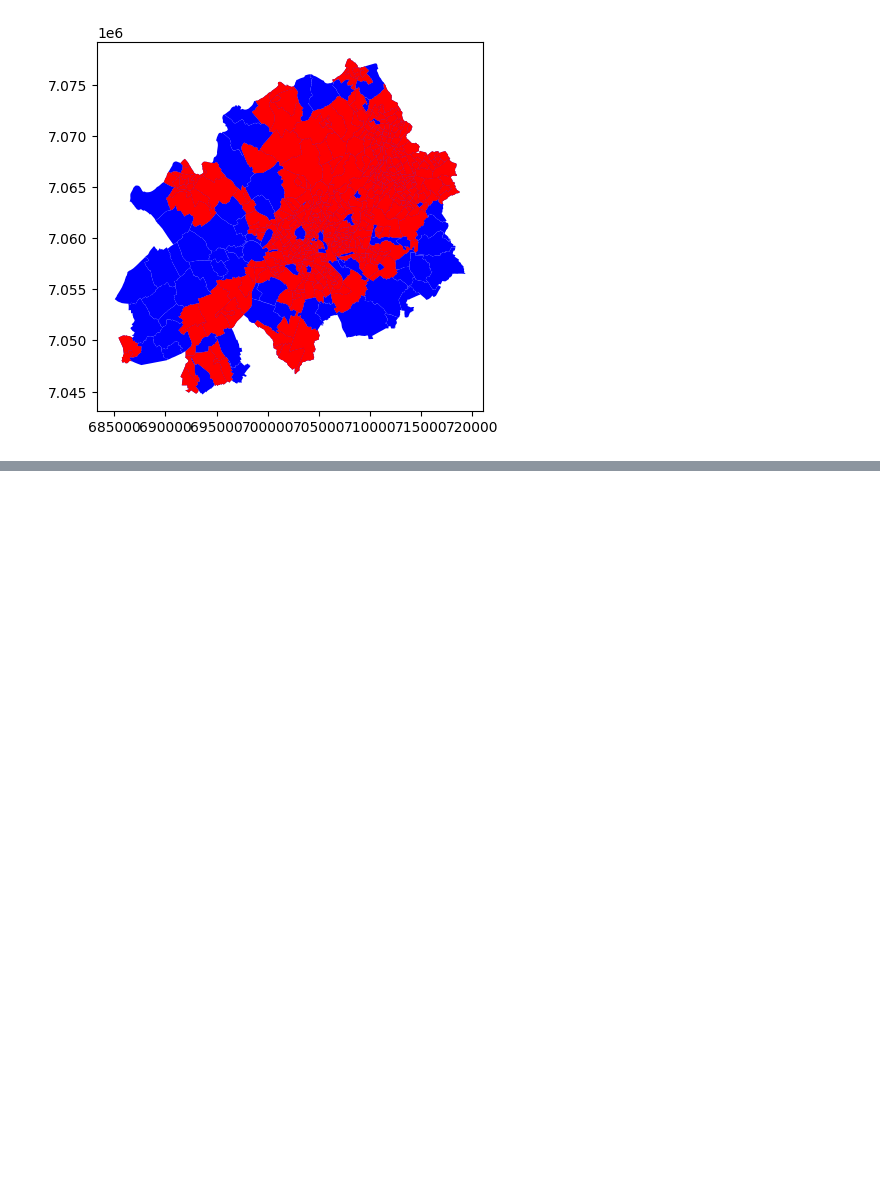
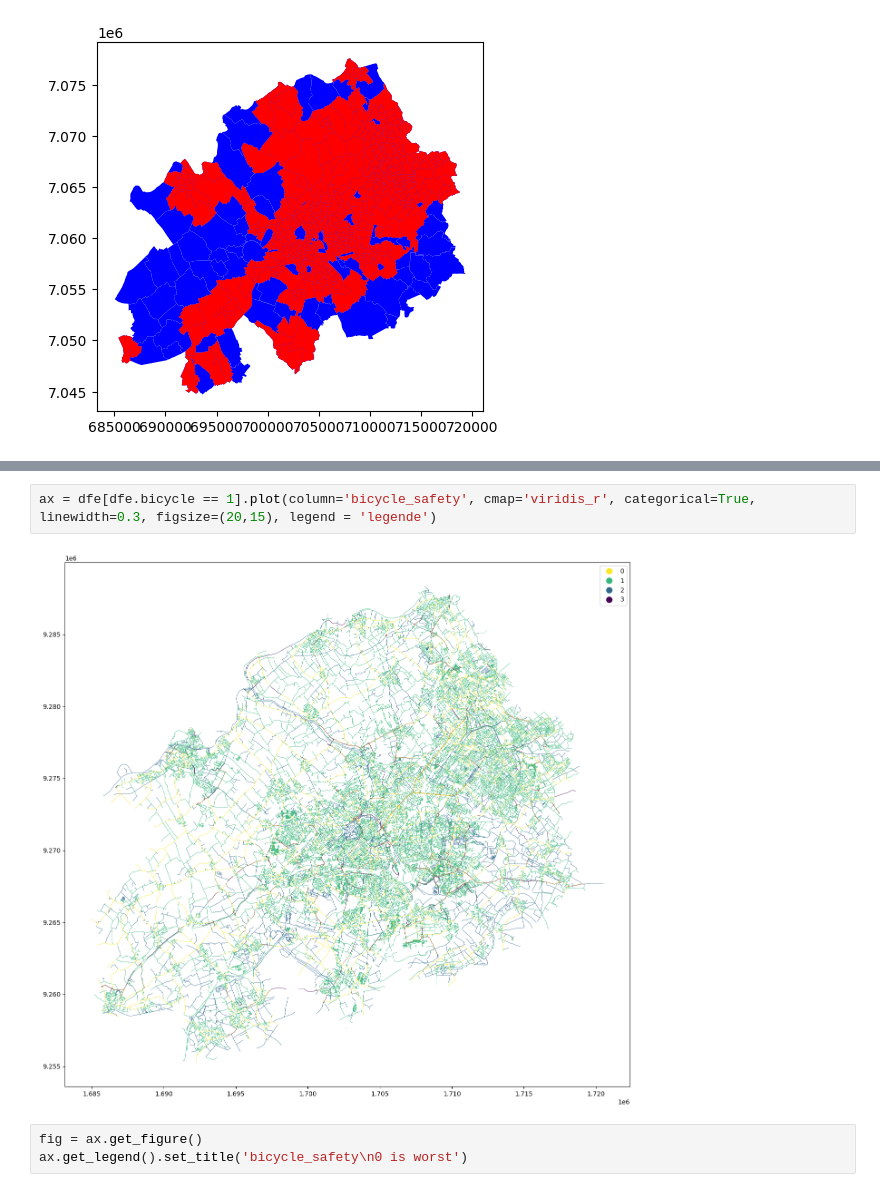
Before and after one commit to nvengeon/DataAnalysis, a Jupyter notebook: project_Nicolas.ipynb, the cells around one changed output, grey strips where cells are left out. Saved outputs shown, nothing was run; the diff lists cells and outputs as text; blank space fills up the shorter version.

```diff
--- a/project_Nicolas.ipynb
+++ b/project_Nicolas.ipynb
@@ -170,0 +242,7 @@ Name: Residential_area, Length: 517, dtype: bool
+# %%
+ax = dfe[dfe.bicycle == 1].plot(column='bicycle_safety', cmap='viridis_r', categorical=True, linewidth=0.3, figsize=(20,15), legend = 'legende')
+# %% [output]
+[figure, added]
+# %%
+fig = ax.get_figure()
+ax.get_legend().set_title('bicycle_safety\n0 is worst')
```
Also changed, not shown: parts of 19 cells of this notebook.
